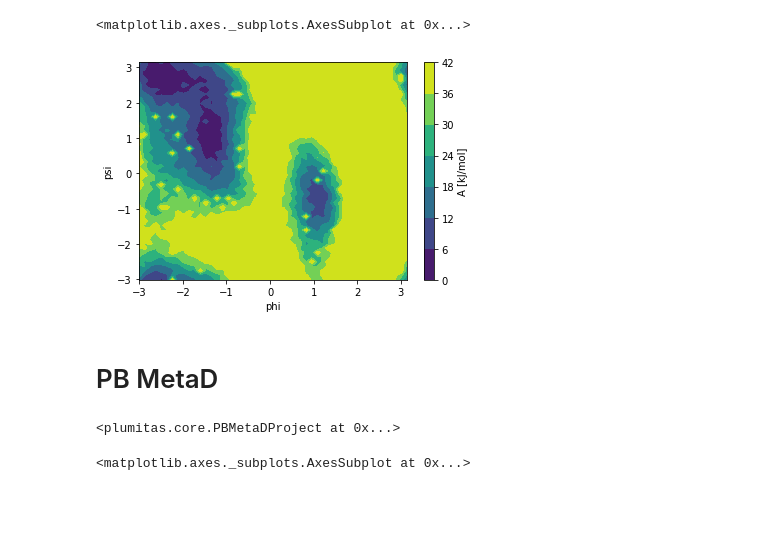
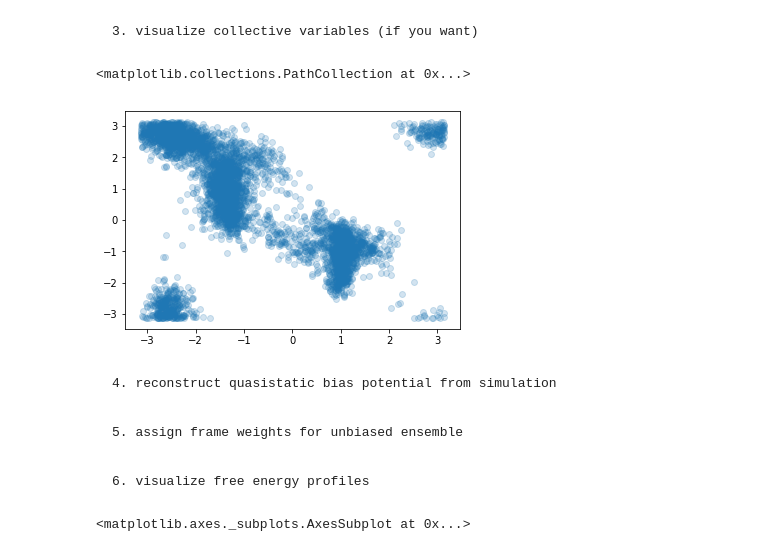
Before and after one commit to anotherjoshsmith/plumitas_examples, a Jupyter notebook: simplify_analysis.ipynb, the cells around one changed output. Saved outputs shown, nothing was run; the diff lists cells and outputs as text; code cells hidden in the pictures; blank space fills up the shorter version.

Commit message:
Provide motivation and strategy for example notebooks. Focus on PBMetaD for analysis.

```diff
--- a/simplify_analysis.ipynb
+++ b/simplify_analysis.ipynb
@@ -136,7 +27,0 @@ metad.potential_of_mean_force(['phi', 'psi'])
-# %%
-metad.free_energy_surface('phi', 'psi', weight='weight')
-# %% [output]
-<matplotlib.axes._subplots.AxesSubplot at 0x...>
-[figure, removed]
-# %% [markdown]
-# PB MetaD
@@ -149,18 +28,22 @@ import plumitas as plm
-# %%
-pbmetad_colvar = 'data/pbmetad/COLVAR'
-pbmetad_hills = 'data/pbmetad/HILLS'
-pbmetad_plumed = 'data/pbmetad/plumed.dat'
-
-pbmetad = plm.load_project(pbmetad_colvar, pbmetad_hills,
-                           method='pbmetad', bias_type='pbmetad',
-                           input_file=pbmetad_plumed)
-pbmetad
-# %% [output]
-<plumitas.core.PBMetaDProject at 0x...>
+# %% [markdown]
+    3. visualize collective variables (if you want)
+# %%
+plt.scatter(pbmetad.hills['phi']['phi'],
+            pbmetad.hills['psi']['psi'],
+            alpha=0.2)
+# %% [output]
+<matplotlib.collections.PathCollection at 0x...>
+[figure, added]
+# %% [markdown]
+    4. reconstruct quasistatic bias potential from simulation
 # %%
 pbmetad.reconstruct_bias_potential()
+# %% [markdown]
+    5. assign frame weights for unbiased ensemble
 # %%
 pbmetad.weight_frames()
+# %% [markdown]
+    6. visualize free energy profiles
 # %%
 pbmetad.potential_of_mean_force(['phi', 'psi'])
 # %% [output]
```
Also changed, not shown: parts of 20 cells of this notebook, 1 other file.
